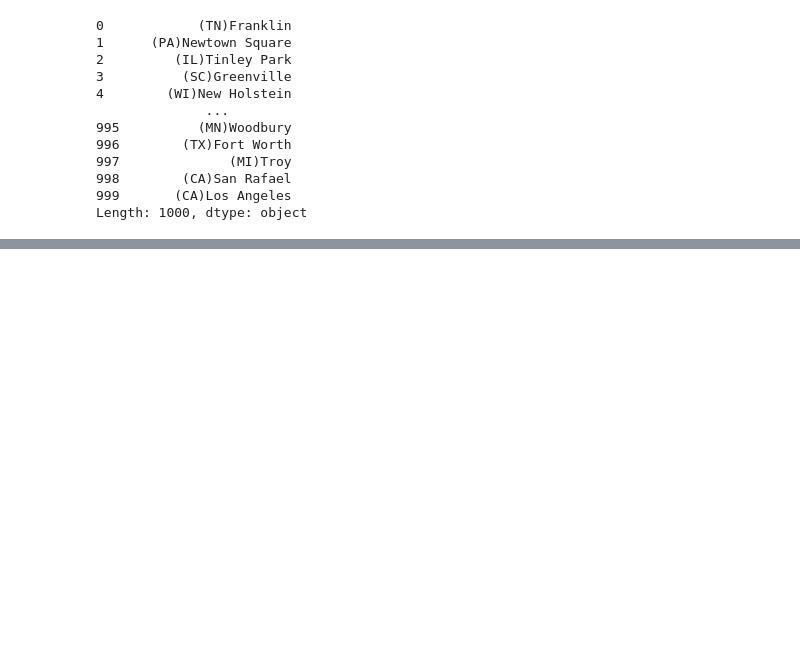
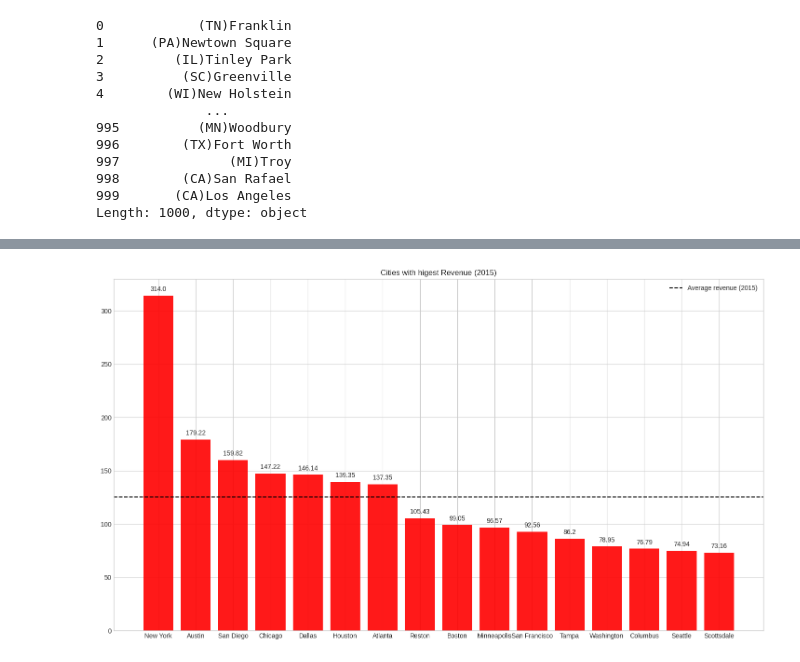
Before and after one commit to MrDataAnalyst/Sales-analysis, a Jupyter notebook: Startups.ipynb, the cells around one changed output, grey strips where cells are left out. Cells and saved outputs as stored; diff of their text form; code cells hidden in the pictures; blank space fills up the shorter version.

```diff
--- a/Startups.ipynb
+++ b/Startups.ipynb
@@ -335,8 +347,6 @@ Financials_2015.groupby('Employees')['2015 Revenue'].transform(lambda x: np.sum(
 998    6.218556e+07
 999    1.397817e+08
 Name: 2015 Revenue, Length: 1000, dtype: float64
-# %%
-Financials_2015.drop(columns = 'Exp per emp', inplace = True)
 # %%
 print( "(" + Financials_2015['State'] + ")" + Financials_2015['City'] )
 # %% [output]
@@ -375,0 +370,26 @@ Financials_2015
+# %%
+fig, ax = plt.subplots(1,1, figsize = (18,10), dpi = 100)
+plt.style.use('seaborn-whitegrid')
+
+Cities = Financials_2015.groupby('City')['2015 Revenue'].sum().sort_values(ascending = False).reset_index()
+
+x = Cities['City'][0:16]
+y = Cities['2015 Revenue']/1000000
+y1 = y[0:16]
+
+ax.bar(x,y1, color='red', alpha =0.9)
+
+ax.axhline(y = y1.mean(),
+	color = 'black',
+	linestyle = '--',
+	label = 'Average revenue (2015)');
+
+ax.set(title = 'Cities with higest Revenue (2015)')
+
+ax.legend()
+
+
+for i, p in enumerate(ax.patches):
+    ax.annotate(y1[i].round(2), (p.get_x() + p.get_width() / 2., p.get_height()), ha='center', va='center', rotation=0, xytext=(0, 10), textcoords='offset points')
+# %% [output]
+[figure, added]
```
Also changed, not shown: parts of 5 cells of this notebook.
